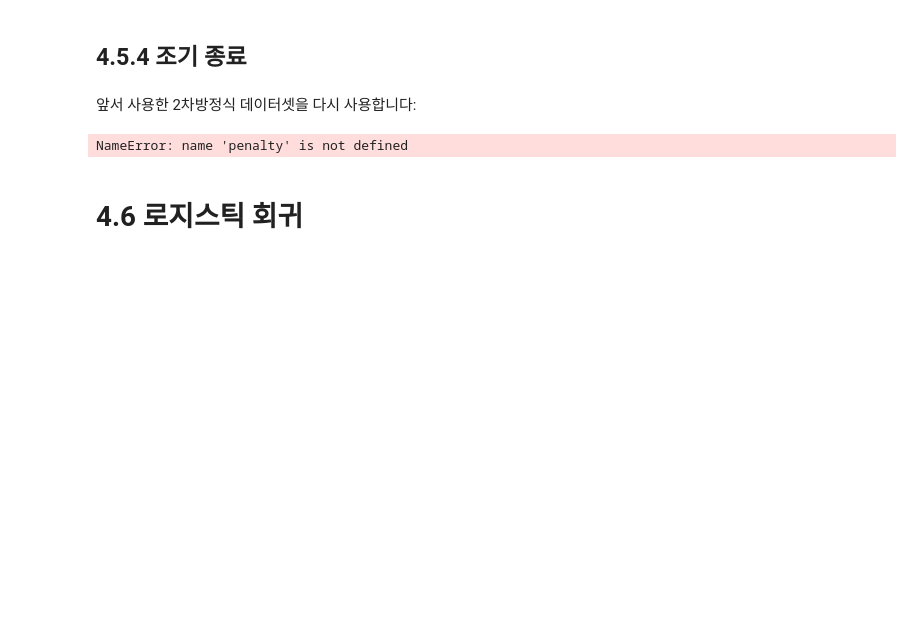
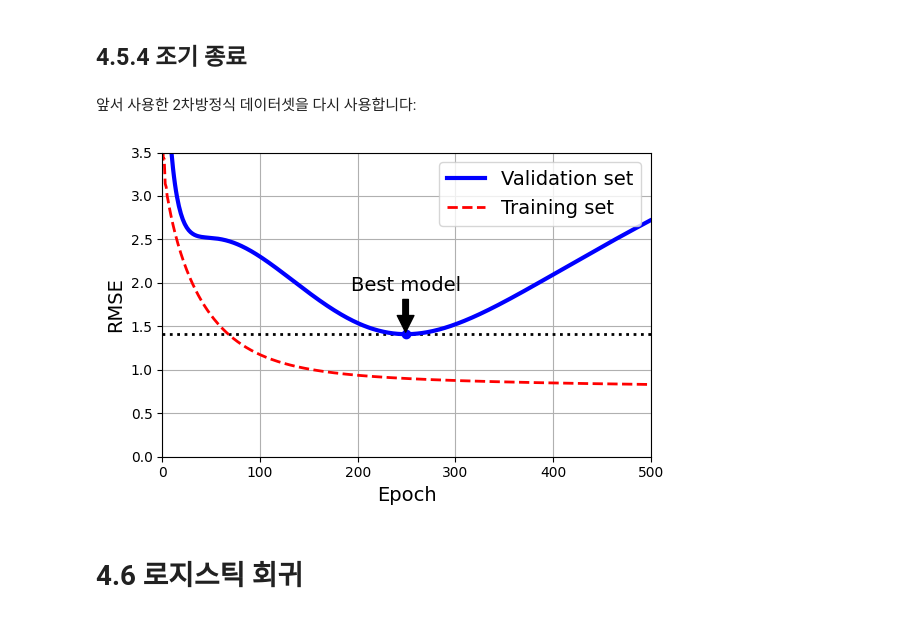
Before and after one commit to aaronkr-classroom/6-model-training-pm-eunji56, a Jupyter notebook: 04_training_linear_models.ipynb, the cells around one changed output. Cells and saved outputs as stored; diff of their text form; code cells hidden in the pictures; blank space fills up the shorter version.

```diff
--- a/04_training_linear_models.ipynb
+++ b/04_training_linear_models.ipynb
@@ -697,45 +697,45 @@ train_errors, val_errors = [], []  # 추가 코드 - 아래 그림을 위한 것
 
 X_train_prep = preprocessing.fit_transform(X_train)
 X_valid_prep = preprocessing.transform(X_valid)
-sgd_reg = SGDRegressor(penalty==None, eta0=0.002, random_state=42)
+sgd_reg = SGDRegressor(penalty=None, eta0=0.002, random_state=42)
 n_epochs = 500
 best_valid_rmse = float('inf')
 
 for epoch in range(n_epochs):
     sgd_reg.partial_fit(X_train_prep, y_train)
     y_valid_predict = sgd_reg.predict(X_valid_prep)
-    val_errors = mean_squared_error(y_valid, y_valid_predict, squared=False)
+    val_error = mean_squared_error(y_valid, y_valid_predict, squared=False)
     if val_error < best_valid_rmse:
         best_valid_rmse = val_error
         best_model = deepcopy(sgd_reg)
 
     # 추가 코드 - 훈련 오차를 평가하여 그림에 저장합니다.
     y_train_predict = sgd_reg.predict(X_train_prep)
     train_error = mean_squared_error(y_train, y_train_predict, squared=False)
     val_errors.append(val_error)
     train_errors.append(train_error)
 
 # 추가 코드 - 이 섹션에서는 그림 4-20을 생성하고 저장합니다.
 best_epoch = np.argmin(val_errors)
 plt.figure(figsize=(6, 4))
 plt.annotate('Best model',
              xy=(best_epoch, best_valid_rmse),
              xytext=(best_epoch, best_valid_rmse + 0.5),
              ha="center",
              arrowprops=dict(facecolor='black', shrink=0.05))
 plt.plot([0, n_epochs], [best_valid_rmse, best_valid_rmse], "k:", linewidth=2)
 plt.plot(val_errors, "b-", linewidth=3, label="Validation set")
 plt.plot(best_epoch, best_valid_rmse, "bo")
 plt.plot(train_errors, "r--", linewidth=2, label="Training set")
 plt.legend(loc="upper right")
 plt.xlabel("Epoch")
 plt.ylabel("RMSE")
 plt.axis([0, n_epochs, 0, 3.5])
 plt.grid()
 save_fig("early_stopping_plot")
 plt.show()
 # %% [output]
-NameError: name 'penalty' is not defined
+[figure, added]
 # %% [markdown]
 # 4.6 로지스틱 회귀
 # %% [markdown]
```
Also changed, not shown: parts of 15 cells of this notebook.
